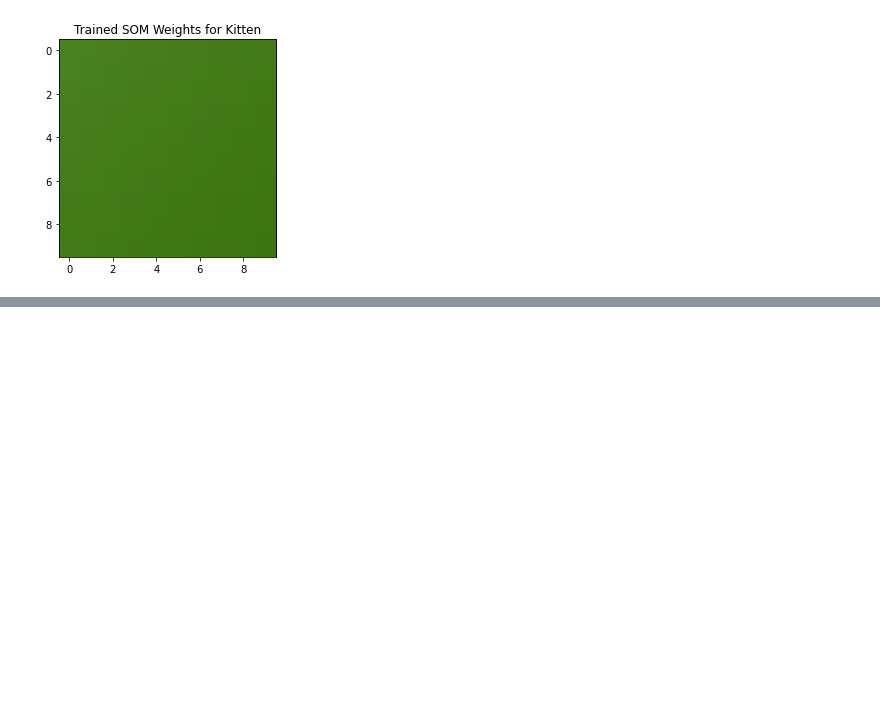
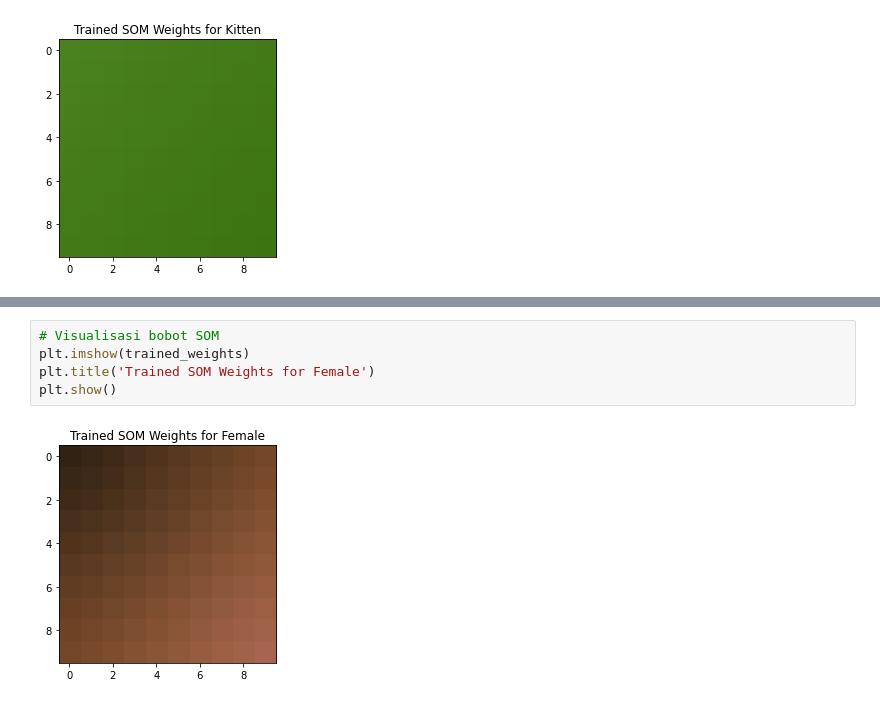
Before and after one commit to ulfiizza27/2141720052-Machine-Learning-2023, a Jupyter notebook: Week 7/TugasPraktikum.ipynb, the cells around one changed output, grey strips where cells are left out. Drawn from its saved outputs; the diff is of its cells as text; blank space fills up the shorter version.

```diff
--- a/Week 7/TugasPraktikum.ipynb
+++ b/Week 7/TugasPraktikum.ipynb
@@ -170,0 +196,7 @@ plt.show()
+# %%
+# Visualisasi bobot SOM
+plt.imshow(trained_weights)
+plt.title('Trained SOM Weights for Female')
+plt.show()
+# %% [output]
+[figure, added]
```
Also changed, not shown: parts of 6 cells of this notebook.
